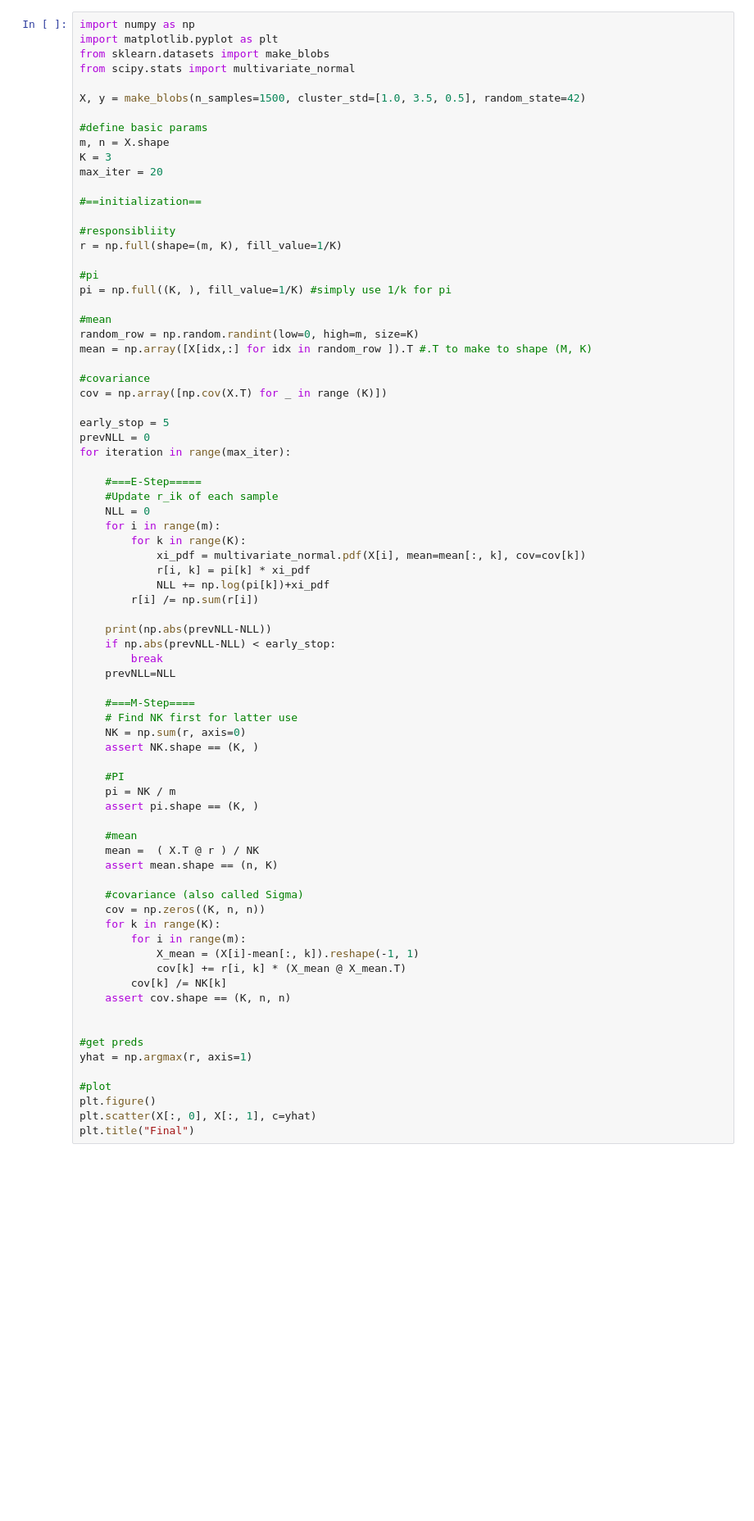
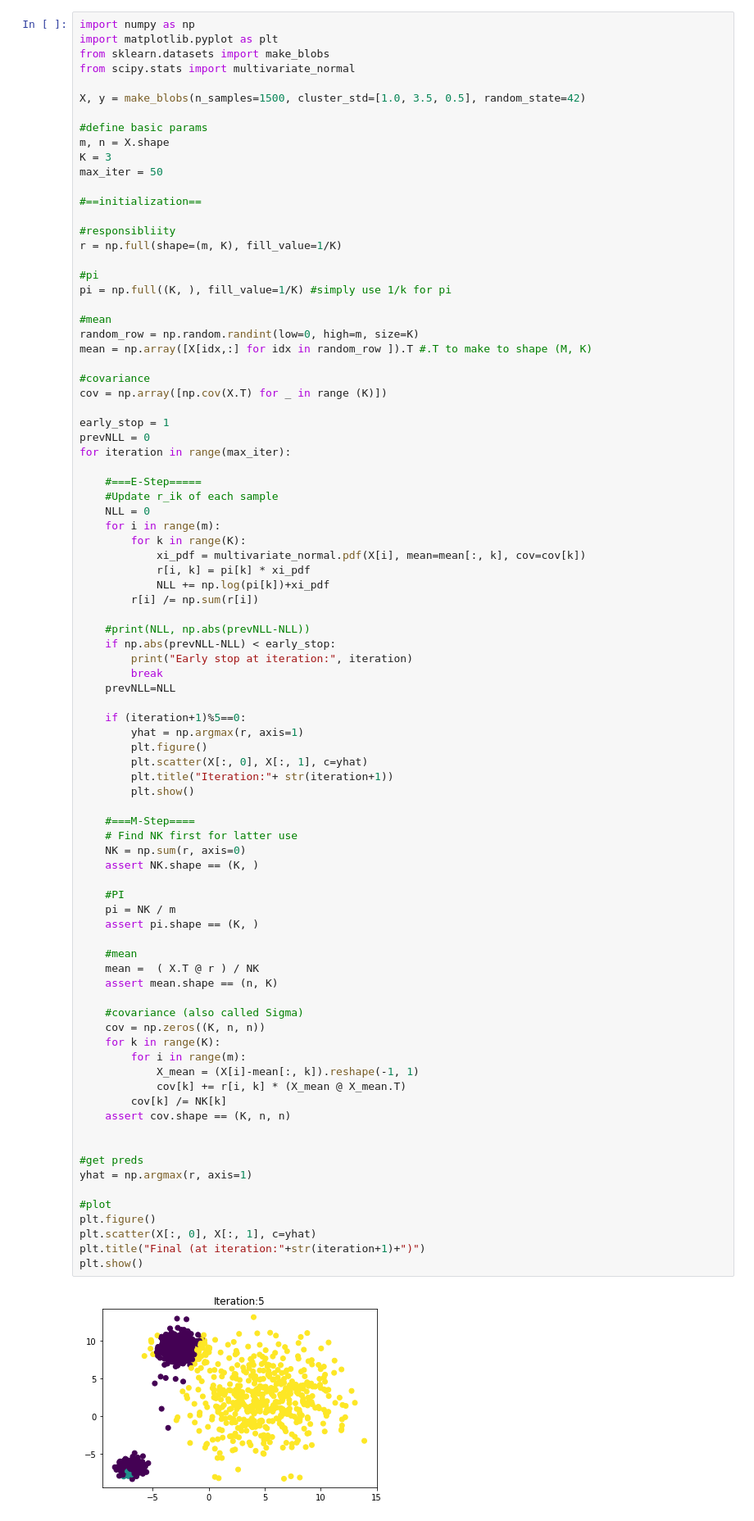
Before and after one commit to Thetang-145/Python-for-DS-AI, a Jupyter notebook: Lectures/02-MLScratch/11-GMM/Lab11-GMM.ipynb, the cells around one changed output. Shown: that part at 82% size. Saved outputs shown, nothing was run; the diff lists cells and outputs as text; blank space fills up the shorter version.

```diff
--- a/Lectures/02-MLScratch/11-GMM/Lab11-GMM.ipynb
+++ b/Lectures/02-MLScratch/11-GMM/Lab11-GMM.ipynb
@@ -15,7 +15,7 @@ X, y = make_blobs(n_samples=1500, cluster_std=[1.0, 3.5, 0.5], random_state=42)
 #define basic params
 m, n = X.shape
 K = 3
-max_iter = 20
+max_iter = 50
 
 #==initialization==
 
@@ -32,7 +32,7 @@ mean = np.array([X[idx,:] for idx in random_row ]).T #.T to make to shape (M, K)
 #covariance
 cov = np.array([np.cov(X.T) for _ in range (K)])
 
-early_stop = 5
+early_stop = 1
 prevNLL = 0
 for iteration in range(max_iter):
 
@@ -46,39 +46,49 @@ for iteration in range(max_iter):
             NLL += np.log(pi[k])+xi_pdf
         r[i] /= np.sum(r[i])
 
-    print(np.abs(prevNLL-NLL))
+    #print(NLL, np.abs(prevNLL-NLL))
     if np.abs(prevNLL-NLL) < early_stop:
+        print("Early stop at iteration:", iteration)
         break
     prevNLL=NLL
+
+    if (iteration+1)%5==0:
+        yhat = np.argmax(r, axis=1)
+        plt.figure()
+        plt.scatter(X[:, 0], X[:, 1], c=yhat)
+        plt.title("Iteration:"+ str(iteration+1))
+        plt.show()
 
     #===M-Step====
     # Find NK first for latter use
     NK = np.sum(r, axis=0)
     assert NK.shape == (K, )
 
     #PI
     pi = NK / m
     assert pi.shape == (K, )
 
     #mean
     mean =  ( X.T @ r ) / NK
     assert mean.shape == (n, K)
 
     #covariance (also called Sigma)
     cov = np.zeros((K, n, n))
     for k in range(K):
         for i in range(m):
             X_mean = (X[i]-mean[:, k]).reshape(-1, 1)
             cov[k] += r[i, k] * (X_mean @ X_mean.T)
         cov[k] /= NK[k]
     assert cov.shape == (K, n, n)
 
 
 #get preds
 yhat = np.argmax(r, axis=1)
 
 #plot
 plt.figure()
 plt.scatter(X[:, 0], X[:, 1], c=yhat)
-plt.title("Final")
+plt.title("Final (at iteration:"+str(iteration+1)+")")
+plt.show()
 # %% [output]
+[figure, new version]
```
Also changed, not shown: parts of 1 cell of this notebook, 1 other file.
